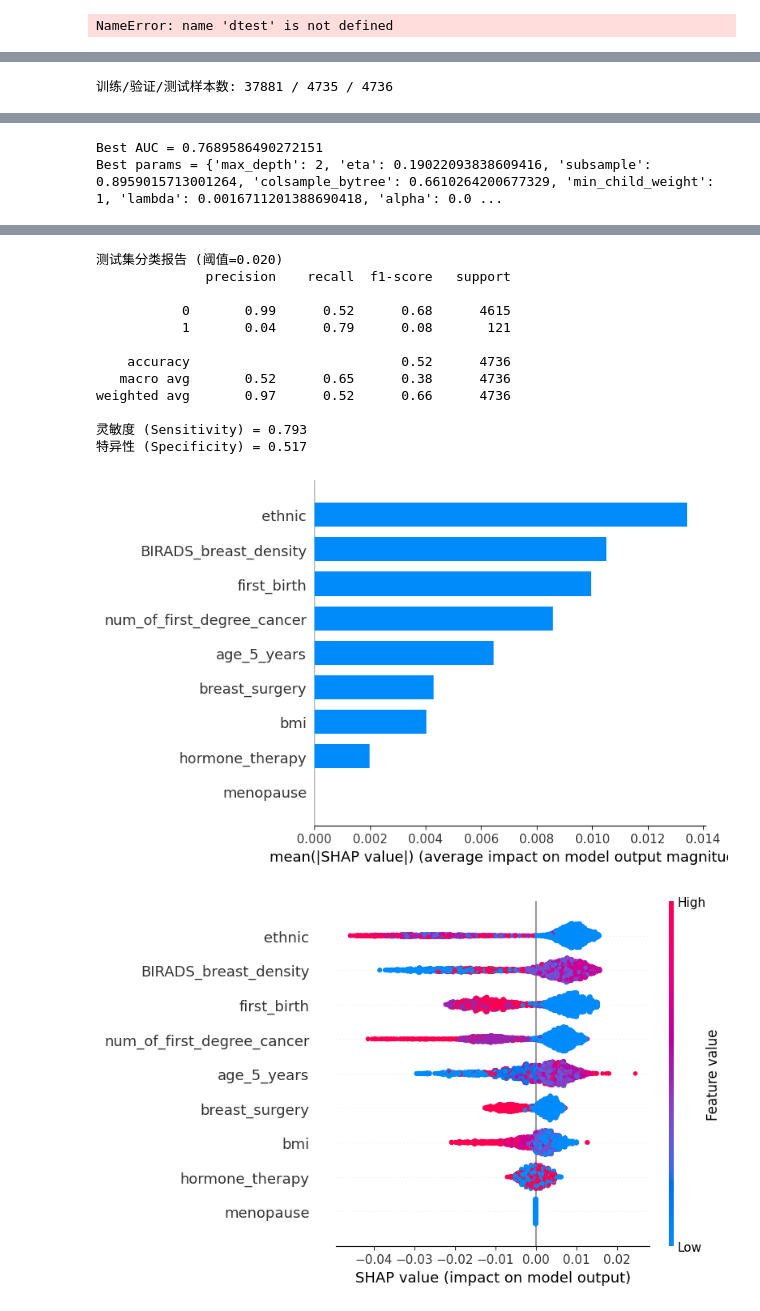
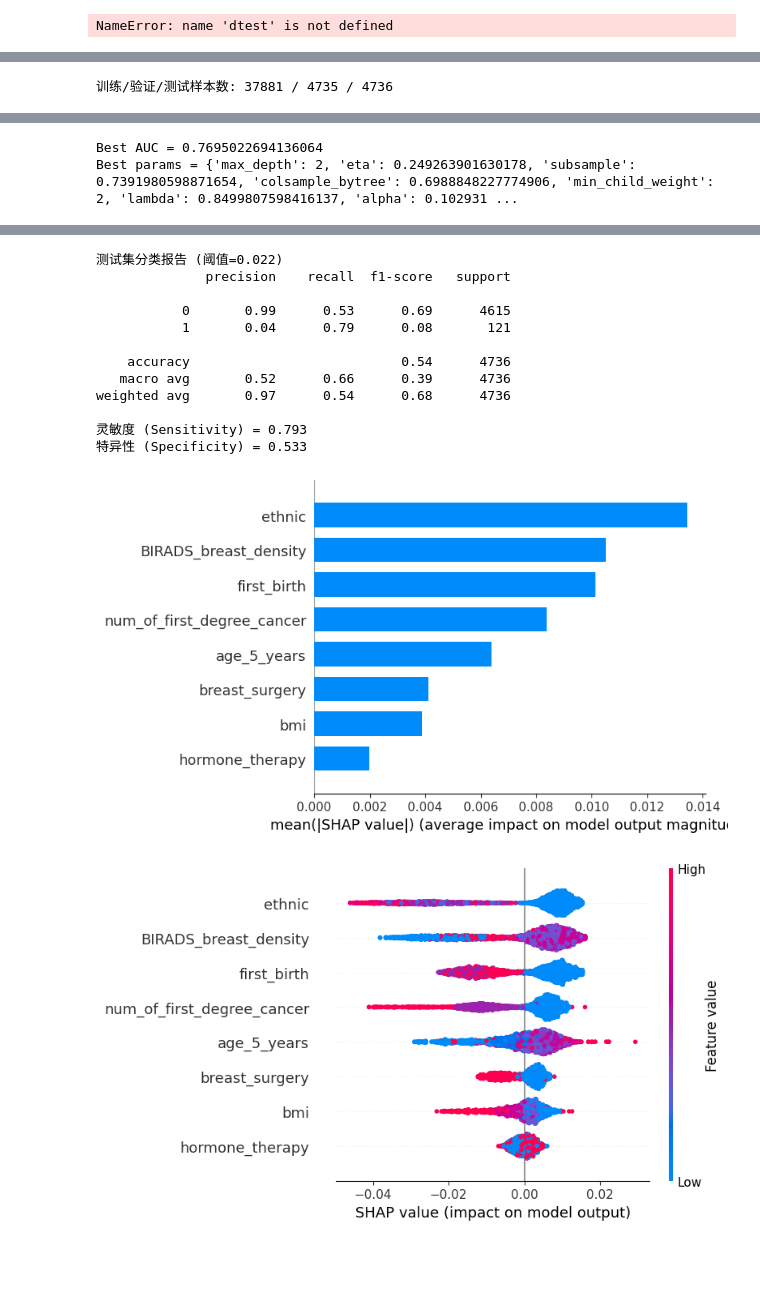
Before and after one commit to HMS-Cleveland/Questionary_logist, a Jupyter notebook: xgboost.ipynb, the cells around one changed output, grey strips where cells are left out. Saved outputs shown, nothing was run; the diff lists cells and outputs as text; code cells hidden in the pictures; blank space fills up the shorter version.

```diff
--- a/xgboost.ipynb
+++ b/xgboost.ipynb
@@ -310,4 +343,6 @@ from sklearn.metrics import f1_score
 # %%
+
+
 # =============== 0. 依赖安装 ===============
 !pip install -q optuna shap
 
@@ -321,9 +356,9 @@ from sklearn.model_selection import train_test_split, StratifiedKFold
 from sklearn.metrics import roc_auc_score, classification_report, confusion_matrix, roc_curve
 
 # =============== 2. 数据读取 ===============
-usecols = [0, 1, 2, 3, 5, 6, 7, 8, 11, 12]
+usecols = [1, 2, 3, 5, 6, 7, 8, 11, 12]
 names = [
-    'menopause', 'age_5_years', 'BIRADS_breast_density', 'ethnic', 'bmi',
+    'age_5_years', 'BIRADS_breast_density', 'ethnic', 'bmi',
     'first_birth', 'num_of_first_degree_cancer', 'breast_surgery',
     'hormone_therapy', 'diagnosis'
 ]
@@ -479,2 +514,2 @@ print(f'该个体绝对风险 = {abs_risk:.3%}')
-Best AUC = 0.7689586490272151
-Best params = {'max_depth': 2, 'eta': 0.19022093838609416, 'subsample': 0.8959015713001264, 'colsample_bytree': 0.6610264200677329, 'min_child_weight': 1, 'lambda': 0.0016711201388690418, 'alpha': 0.0 ...
+Best AUC = 0.7695022694136064
+Best params = {'max_depth': 2, 'eta': 0.249263901630178, 'subsample': 0.7391980598871654, 'colsample_bytree': 0.6988848227774906, 'min_child_weight': 2, 'lambda': 0.8499807598416137, 'alpha': 0.102931 ...
@@ -482,14 +517,14 @@ Best params = {'max_depth': 2, 'eta': 0.19022093838609416, 'subsample': 0.895901
-测试集分类报告 (阈值=0.020)
+测试集分类报告 (阈值=0.022)
               precision    recall  f1-score   support
 
-           0       0.99      0.52      0.68      4615
+           0       0.99      0.53      0.69      4615
            1       0.04      0.79      0.08       121
 
-    accuracy                           0.52      4736
-   macro avg       0.52      0.65      0.38      4736
-weighted avg       0.97      0.52      0.66      4736
+    accuracy                           0.54      4736
+   macro avg       0.52      0.66      0.39      4736
+weighted avg       0.97      0.54      0.68      4736
 
 灵敏度 (Sensitivity) = 0.793
-特异性 (Specificity) = 0.517
+特异性 (Specificity) = 0.533
-[figure, old version]
+[figure, new version]
-[figure, old version]
+[figure, new version]
```
Also changed, not shown: parts of 4 cells of this notebook.
